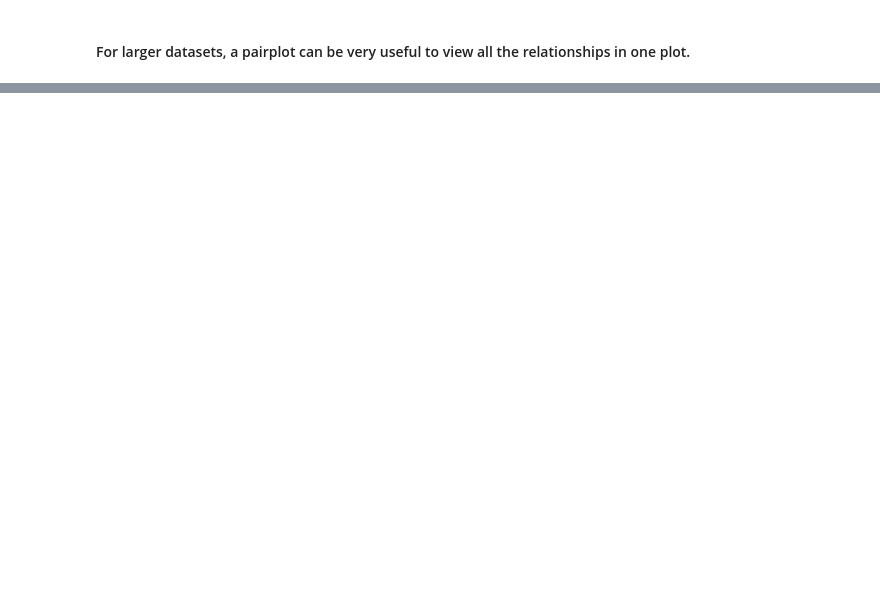
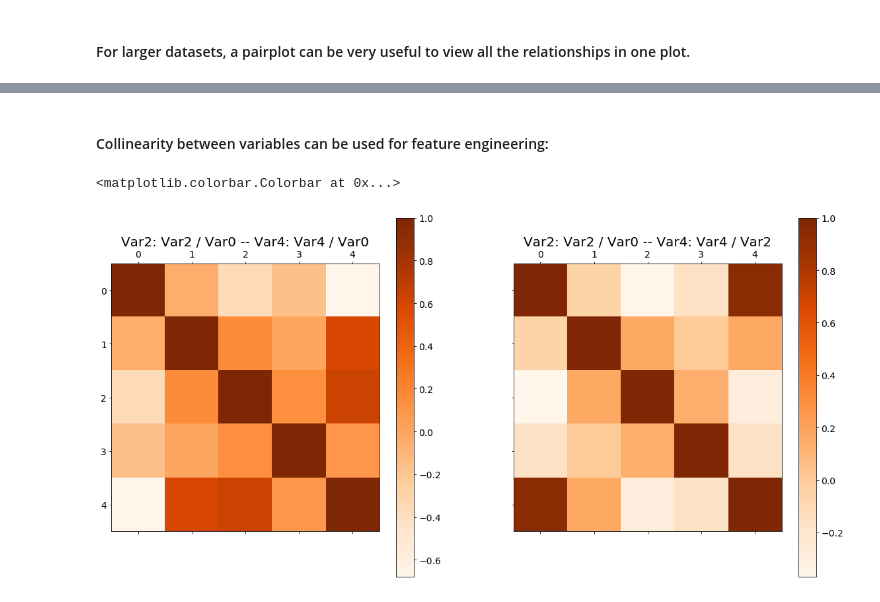
Before and after one commit to tifabi/100DaysOfMLCode, a Jupyter notebook: ML_Algorithms/Collinearity/Collinearity.ipynb, the cells around one changed output, grey strips where cells are left out. Saved outputs shown, nothing was run; the diff lists cells and outputs as text; code cells hidden in the pictures; blank space fills up the shorter version.

```diff
--- a/ML_Algorithms/Collinearity/Collinearity.ipynb
+++ b/ML_Algorithms/Collinearity/Collinearity.ipynb
@@ -48,0 +67,6 @@ sns.pairplot(data)
+# %%
+dataMore = pd.DataFrame({0:random1,1:random2,2:colinear,3:np.random.rand(100),4:random1+random2})
+
+plt.figure(figsize=(20,10))
+plt.matshow(dataMore.corr(), cmap=plt.cm.Blues, fignum=1)
+plt.colorbar()
@@ -48,0 +76,26 @@ sns.pairplot(data)
+# %% [markdown]
+#### Collinearity between variables can be used for feature engineering:
+# %%
+# transform collinear variable 2
+dataMore[2] =  dataMore[2] / dataMore[0]
+
+# transform multicollinear variable 4
+dataMore[4] =  dataMore[4] / dataMore[0]
+
+f, (ax1, ax2) = plt.subplots(1, 2, sharey=True, figsize=(20,10))
+im = ax1.matshow(dataMore.corr(), cmap=plt.cm.Oranges)
+ax1.set_title('Var2: Var2 / Var0 -- Var4: Var4 / Var0', size=20)
+f.colorbar(im,ax=ax1)
+
+# Set Multicollinear Varible 4 back to its original state
+dataMore[4] =  random1+random2
+
+# transform Multicollinear Varible 4 in a different way
+dataMore[4] =  dataMore[4] / dataMore[2]
+
+im = ax2.matshow(dataMore.corr(), cmap=plt.cm.Oranges)
+ax2.set_title('Var2: Var2 / Var0 -- Var4: Var4 / Var2', size=20)
+f.colorbar(im,ax=ax2)
+# %% [output]
+<matplotlib.colorbar.Colorbar at 0x...>
+[figure, added]
```
Also changed, not shown: parts of 8 cells of this notebook.
